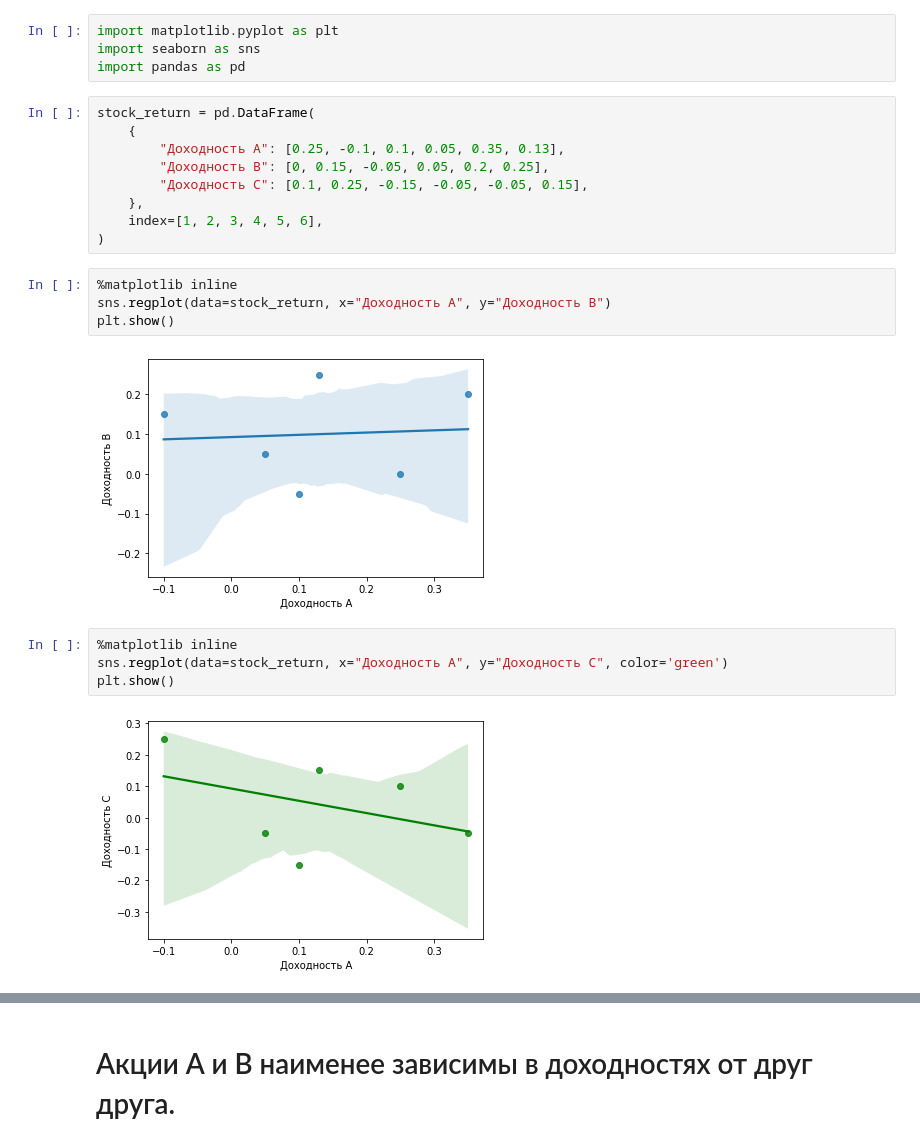
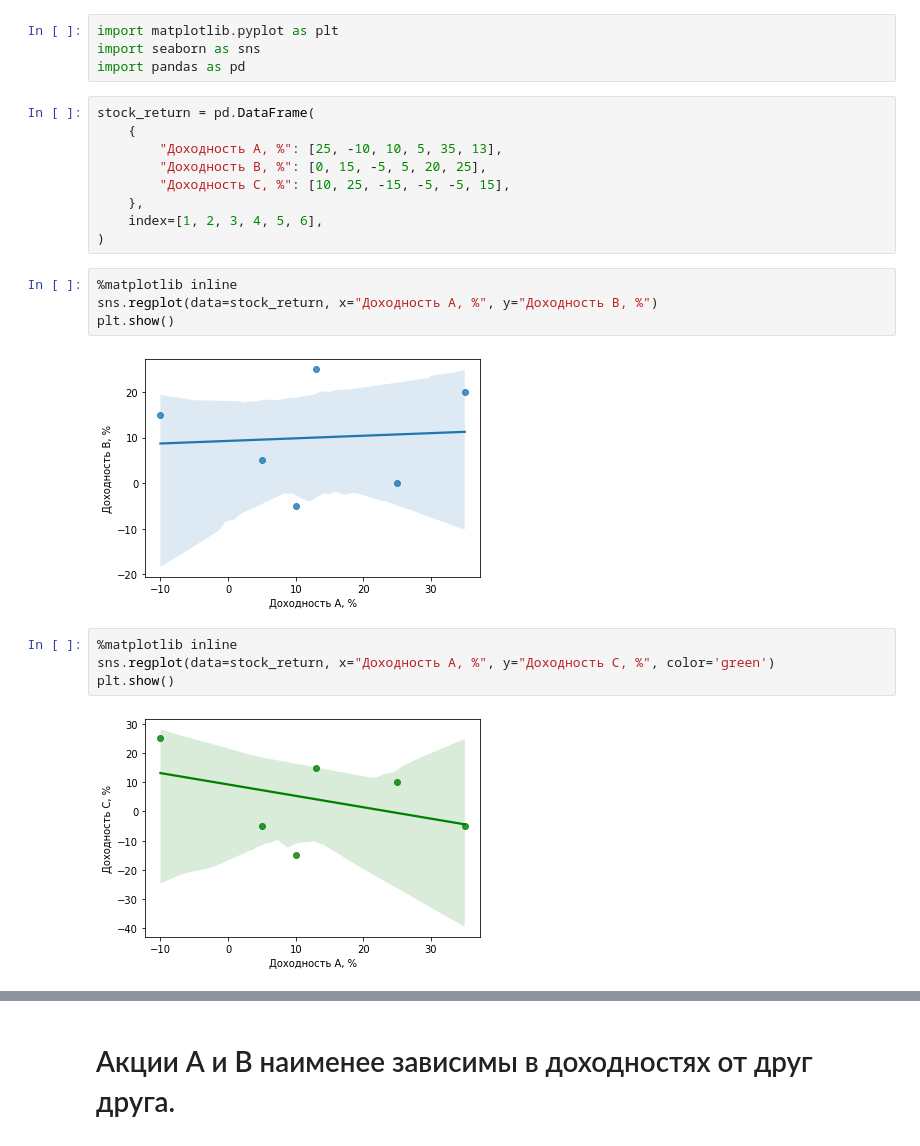
Before and after one commit to PavelStelmakhV/hw303-data-visualization, a Jupyter notebook: stock_profitability.ipynb, the cells around one changed output, grey strips where cells are left out. Saved outputs shown, nothing was run; the diff lists cells and outputs as text.

```diff
--- a/stock_profitability.ipynb
+++ b/stock_profitability.ipynb
@@ -7,23 +7,23 @@ import pandas as pd
 # %%
 stock_return = pd.DataFrame(
     {
-        "Доходность A": [0.25, -0.1, 0.1, 0.05, 0.35, 0.13],
-        "Доходность B": [0, 0.15, -0.05, 0.05, 0.2, 0.25],
-        "Доходность C": [0.1, 0.25, -0.15, -0.05, -0.05, 0.15],
+        "Доходность A, %": [25, -10, 10, 5, 35, 13],
+        "Доходность B, %": [0, 15, -5, 5, 20, 25],
+        "Доходность C, %": [10, 25, -15, -5, -5, 15],
     },
     index=[1, 2, 3, 4, 5, 6],
 )
 # %%
 %matplotlib inline
-sns.regplot(data=stock_return, x="Доходность A", y="Доходность B")
+sns.regplot(data=stock_return, x="Доходность A, %", y="Доходность B, %")
 plt.show()
 # %% [output]
-[figure, old version]
+[figure, new version]
 # %%
 %matplotlib inline
-sns.regplot(data=stock_return, x="Доходность A", y="Доходность C", color='green')
+sns.regplot(data=stock_return, x="Доходность A, %", y="Доходность C, %", color='green')
 plt.show()
 # %% [output]
-[figure, old version]
+[figure, new version]
 # %%
 %matplotlib inline
```
Also changed, not shown: parts of 1 cell of this notebook.
